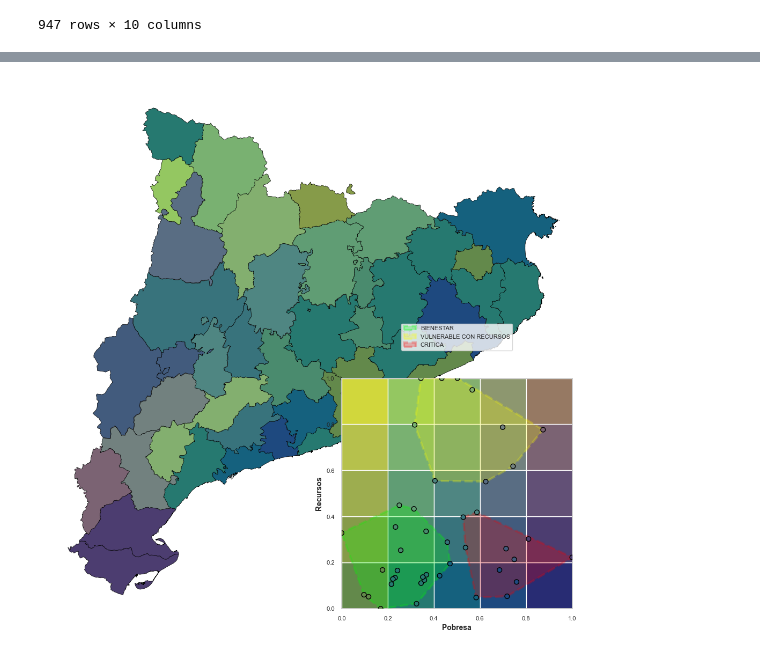
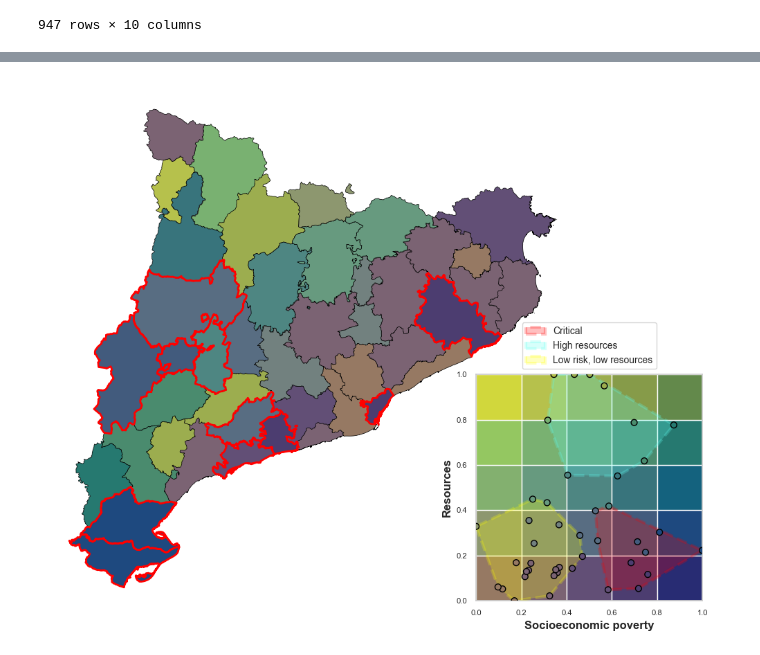
Before and after one commit to alexdeharo269/CatDef, a Jupyter notebook: german_notebook.ipynb, the cells around one changed output, grey strips where cells are left out. Drawn from its saved outputs; the diff is of its cells as text; code cells hidden in the pictures.

```diff
--- a/german_notebook.ipynb
+++ b/german_notebook.ipynb
@@ -341,8 +341,10 @@ sns.set_context("notebook", font_scale=1.1)
 # 1. PREPARACIÓN DE DATOS
 datos_combinados = recursos_comarca_poblacio.merge(pobreza_per_comarca, on='comarca', how='inner')
 
-# CLIP AL 95%
+# CLIP AL 95% (Identificar outliers antes de clipear para el clustering)
 percentil_95 = datos_combinados['recursos_per_1000_hab'].quantile(0.95)
+mask_no_outliers = datos_combinados['recursos_per_1000_hab'] <= percentil_95
+
 datos_combinados['recursos_per_1000_hab'] = datos_combinados['recursos_per_1000_hab'].clip(upper=percentil_95)
 
 # Normalización
@@ -354,38 +356,44 @@ min_pobreza = datos_combinados['puntuacio_pobreza'].min()
 max_pobreza = datos_combinados['puntuacio_pobreza'].max()
 datos_combinados['pobreza_norm'] = (datos_combinados['puntuacio_pobreza'] - min_pobreza) / (max_pobreza - min_pobreza)
 
-# 2. CLUSTERING (3 GRUPOS)
+# 2. CLUSTERING (3 GRUPOS) - Calculado SIN outliers
 X = datos_combinados[['pobreza_norm', 'recursos_norm']].values
+X_fit = X[mask_no_outliers] # Entrenar solo con datos que no eran outliers originales
+
 kmeans = KMeans(n_clusters=3, random_state=42, n_init=10)
-datos_combinados['Cluster'] = kmeans.fit_predict(X)
+kmeans.fit(X_fit)
+datos_combinados['Cluster'] = kmeans.predict(X)
 
-# Asignación de Etiquetas (CRITICA, VULNERABLE CON RECURSOS, BIENESTAR)
+# Asignación de Etiquetas (Critical, High resources, Low risk low resources)
 centroids = datos_combinados.groupby('Cluster')[['pobreza_norm', 'recursos_norm']].mean()
 sorted_indices = centroids.sort_values('pobreza_norm', ascending=False).index.tolist()
 
 cluster_labels = {}
-# El de menor pobreza es BIENESTAR
-cluster_labels[sorted_indices[2]] = "BIENESTAR"
+# El de menor pobreza es Low risk low resources (antes Bienestar)
+cluster_labels[sorted_indices[2]] = "Low risk, low resources"
 
 # Entre los dos de mayor pobreza, comparamos recursos
 idx_a = sorted_indices[0]
 idx_b = sorted_indices[1]
 
 if centroids.loc[idx_a, 'recursos_norm'] < centroids.loc[idx_b, 'recursos_norm']:
-    cluster_labels[idx_a] = "CRITICA"
-    cluster_labels[idx_b] = "VULNERABLE CON RECURSOS"
+    cluster_labels[idx_a] = "Critical"
+    cluster_labels[idx_b] = "High resources"
 else:
-    cluster_labels[idx_a] = "VULNERABLE CON RECURSOS"
-    cluster_labels[idx_b] = "CRITICA"
+    cluster_labels[idx_a] = "High resources"
+    cluster_labels[idx_b] = "Critical"
+
+# Asignar etiquetas al dataframe
+datos_combinados['label'] = datos_combinados['Cluster'].map(cluster_labels)
 
 # 3. DISCRETIZACIÓN Y COLORES
 n_bins = 5
 datos_combinados['pobreza_bin'] = np.floor(datos_combinados['pobreza_norm'] * n_bins).clip(0, n_bins-1).astype(int)
 datos_combinados['recursos_bin'] = np.floor(datos_combinados['recursos_norm'] * n_bins).clip(0, n_bins-1).astype(int)
 
-colors_pobreza = plt.cm.viridis_r(np.linspace(0, 1, 256))
+colors_pobreza = plt.cm.cividis_r(np.linspace(0, 1, 256))
 cmap_pobreza = LinearSegmentedColormap.from_list('pobreza', colors_pobreza)
-colors_recursos = plt.cm.cividis(np.linspace(0, 1, 256))
+colors_recursos = plt.cm.viridis(np.linspace(0, 1, 256))
 cmap_recursos = LinearSegmentedColormap.from_list('recursos', colors_recursos)
 
 def get_discrete_color(pobreza_bin, recursos_bin, n_bins):
@@ -402,7 +410,7 @@ datos_combinados['color_rgb'] = datos_combinados.apply(
 comarcas_combinado = comarcas.merge(datos_combinados, left_on='NOMCOMAR', right_on='comarca', how='left')
 
 # 4. PLOTTING (CUADRADO)
-fig, ax_map = plt.subplots(1, 1, figsize=(13, 13))
+fig, ax_map = plt.subplots(1, 1, figsize=(10, 10))
 
 # --- MAPA ---
 comarcas_con_color = comarcas_combinado[comarcas_combinado['color_rgb'].notna()].copy()
@@ -414,13 +422,17 @@ if len(comarcas_sin_color) > 0:
 for idx, row in comarcas_con_color.iterrows():
     comarcas_con_color.loc[[idx]].plot(ax=ax_map, color=[row['color_rgb']], edgecolor='black', linewidth=0.5)
 
+# --- RESALTAR COMARCAS CRÍTICAS ---
+comarcas_criticas = comarcas_combinado[comarcas_combinado['label'] == 'Critical']
+if not comarcas_criticas.empty:
+    comarcas_criticas.plot(ax=ax_map, facecolor='none', edgecolor='red', linewidth=2.0, zorder=5)
+
 ax_map.axis('off')
 # Sin título general
 
 # --- INSET SCATTER (Esquina inferior derecha) ---
 # Coordenadas relativas [x, y, width, height]
-ax_scatter = ax_map.inset_axes([0.55, 0.02, 0.43, 0.43])
-
+ax_scatter = ax_map.inset_axes([0.80, 0.02, 0.43, 0.43])
 # Fondo Bivariante
 for i in range(n_bins):
     for j in range(n_bins):
@@ -430,42 +442,43 @@ for i in range(n_bins):
         ax_scatter.add_patch(rect)
 
 # Clusters (Convex Hulls)
-cluster_colors = {'CRITICA': '#FF0000', 'VULNERABLE CON RECURSOS': '#FFFF00', 'BIENESTAR': '#00FF00'}
+# Critical -> Red, High resources -> Green, Low risk... -> Yellow
+cluster_colors = {'Critical': '#FF0000', 'High resources': "#60FFF2", 'Low risk, low resources': '#FFFF00'}
 unique_clusters = np.sort(datos_combinados['Cluster'].unique())
 
 for cluster in unique_clusters:
     cluster_data = datos_combinados[datos_combinados['Cluster'] == cluster]
     points = cluster_data[['pobreza_norm', 'recursos_norm']].values
     label_name = cluster_labels[cluster]
     color_hull = cluster_colors.get(label_name, 'gray')
 
     if len(points) >= 3:
         hull = ConvexHull(points)
         pts = points[hull.vertices]
         poly = Polygon(pts, facecolor=color_hull, edgecolor=color_hull,
                        alpha=0.25, linewidth=3, linestyle='--', zorder=5, label=label_name)
         ax_scatter.add_patch(poly)
 
 # Puntos
 ax_scatter.scatter(
     datos_combinados['pobreza_norm'],
     datos_combinados['recursos_norm'],
     c=datos_combinados['color_rgb'],
     s=40, # Más pequeños
     edgecolor='black',
     linewidth=1,
     zorder=10,
     alpha=1
 )
 
 ax_scatter.set_xlim(0, 1)
 ax_scatter.set_ylim(0, 1)
 ax_scatter.set_aspect('equal')
-ax_scatter.set_xlabel('Pobresa', fontsize=10, fontweight='bold')
-ax_scatter.set_ylabel('Recursos', fontsize=10, fontweight='bold')
+ax_scatter.set_xlabel('Socioeconomic poverty', fontsize=12, fontweight='bold')
+ax_scatter.set_ylabel('Resources', fontsize=12, fontweight='bold')
 ax_scatter.tick_params(labelsize=8)
-ax_scatter.legend(loc='upper center', bbox_to_anchor=(0.5, 1.25), fontsize=8, ncol=1)
-
+ax_scatter.legend(loc='upper center', bbox_to_anchor=(0.5, 1.25), fontsize=10, ncol=1)
+plt.savefig('mapa_recursos_vs_pobreza.png', dpi=600, bbox_inches='tight')
 plt.show()
 # %% [output]
-[figure, old version]
+[figure, new version]
```
Also changed, not shown: parts of 7 cells of this notebook, 2 other files.
